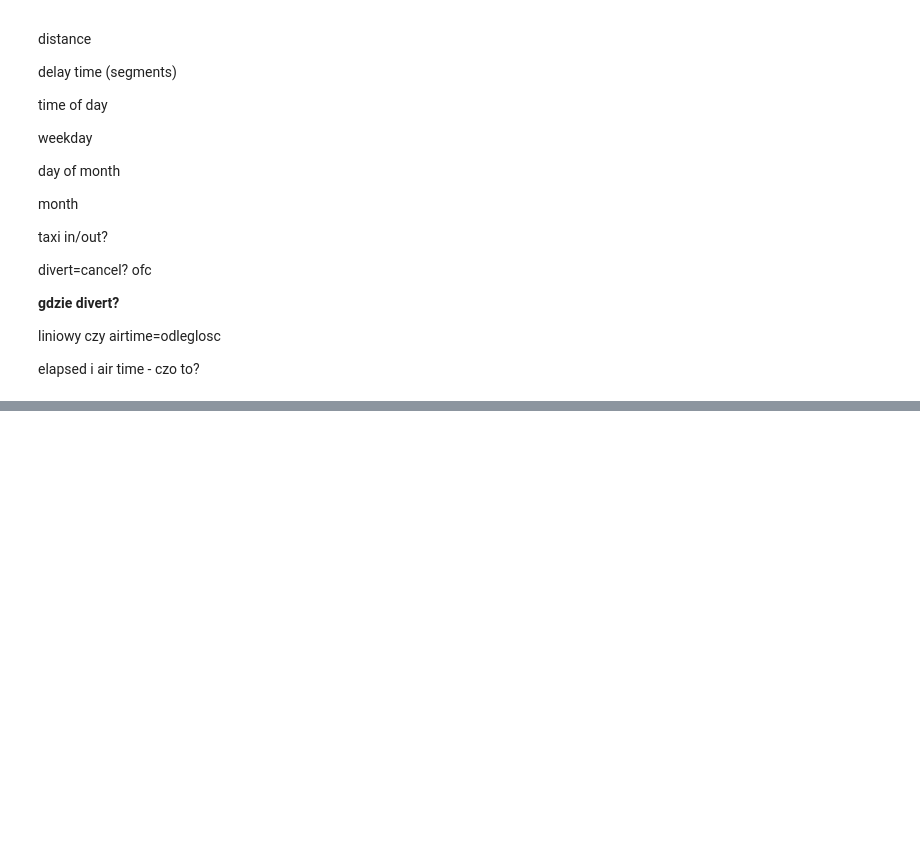
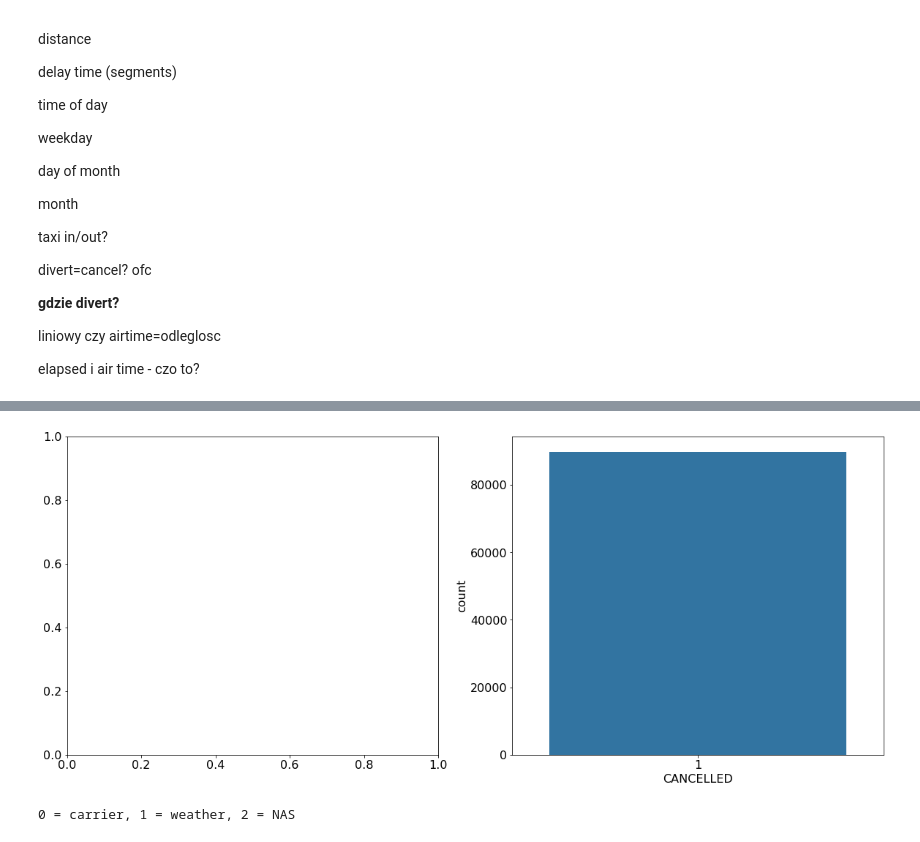
Before and after one commit to Salanakya/Flight-Cancellations, a Jupyter notebook: flightdelays.ipynb, the cells around one changed output, grey strips where cells are left out. Cells and saved outputs as stored; diff of their text form; code cells hidden in the pictures; blank space fills up the shorter version.

```diff
--- a/flightdelays.ipynb
+++ b/flightdelays.ipynb
@@ -255,0 +312,14 @@ elapsed i air time - czo to?
+# %%
+CancFlights = flights[(flights.Status == 4)]
+
+f,ax=plt.subplots(1,2,figsize=(20,8))
+
+ax[0].set_ylabel('')
+sns.countplot('CANCELLED', order = CancFlights['CANCELLED'].value_counts().index, data=CancFlights, ax=ax[1])
+plt.show()
+
+
+print('0 = carrier, 1 = weather, 2 = NAS')
+# %% [output]
+[figure, added]
+0 = carrier, 1 = weather, 2 = NAS
```
Also changed, not shown: parts of 18 cells of this notebook.
